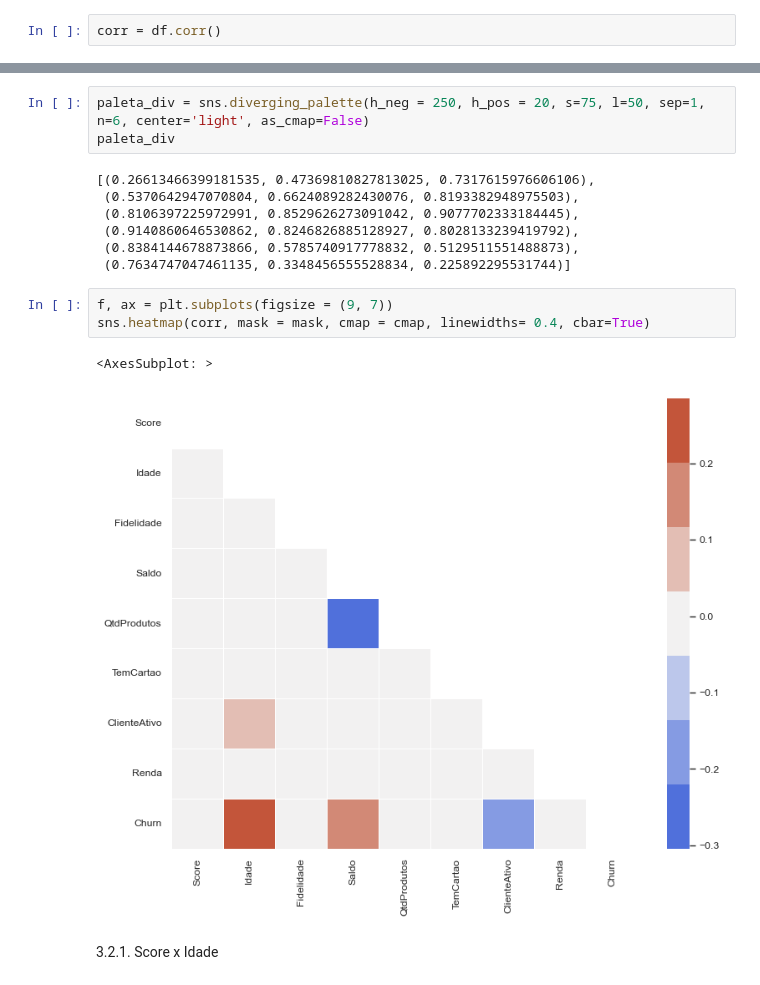
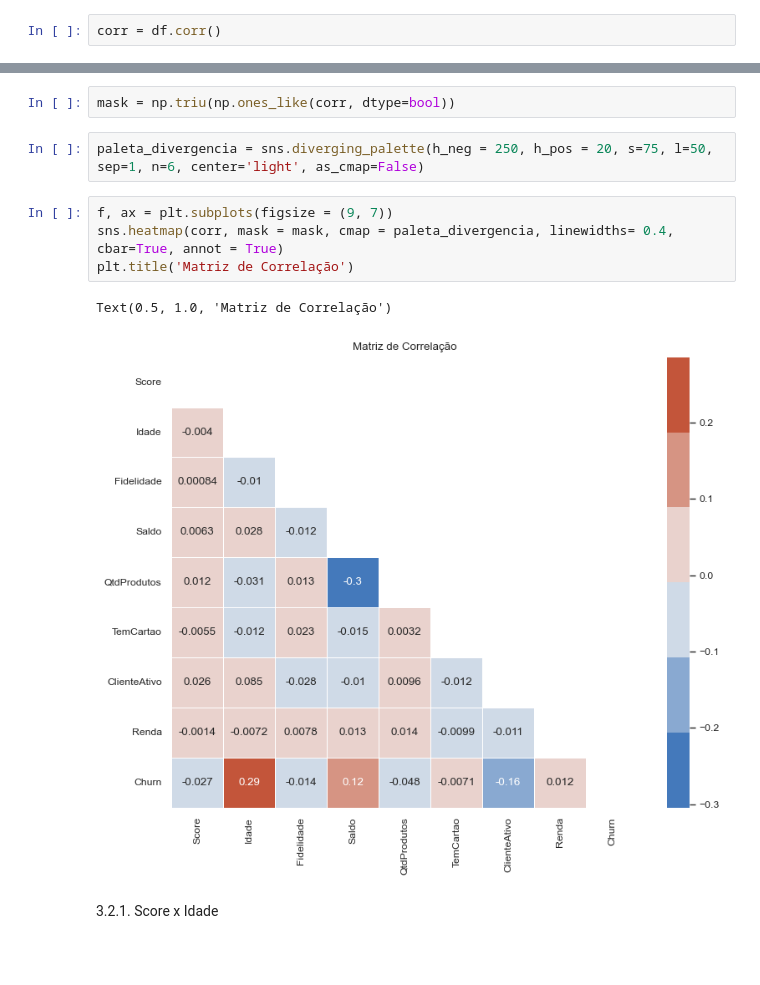
Before and after one commit to willyferreira/bank_churn, a Jupyter notebook: churn.ipynb, the cells around one changed output, grey strips where cells are left out. Saved outputs shown, nothing was run; the diff lists cells and outputs as text; blank space fills up the shorter version.

Commit message:
matriz de correlação

```diff
--- a/churn.ipynb
+++ b/churn.ipynb
@@ -388,22 +388,17 @@ corr
 | ClienteAtivo | 0.025651 | 0.085472 | -0.028362 | -0.010084 | 0.009612 | -0.011866 | 1.000000 | -0.011421 | -0.156128 |
 | Renda | -0.001384 | -0.007201 | 0.007784 | 0.012797 | 0.014204 | -0.009933 | -0.011421 | 1.000000 | 0.012097 |
 | Churn | -0.027094 | 0.285323 | -0.014001 | 0.118533 | -0.047820 | -0.007138 | -0.156128 | 0.012097 | 1.000000 |
+# %%
+mask = np.triu(np.ones_like(corr, dtype=bool))
 # %%
-paleta_div = sns.diverging_palette(h_neg = 250, h_pos = 20, s=75, l=50, sep=1, n=6, center='light', as_cmap=False)
-paleta_div
+paleta_divergencia = sns.diverging_palette(h_neg = 250, h_pos = 20, s=75, l=50, sep=1, n=6, center='light', as_cmap=False)
-# %% [output]
-[(0.26613466399181535, 0.47369810827813025, 0.7317615976606106),
- (0.5370642947070804, 0.6624089282430076, 0.8193382948975503),
- (0.8106397225972991, 0.8529626273091042, 0.9077702333184445),
- (0.9140860646530862, 0.8246826885128927, 0.8028133239419792),
- (0.8384144678873866, 0.5785740917778832, 0.5129511551488873),
- (0.7634747047461135, 0.3348456555528834, 0.225892295531744)]
 # %%
 f, ax = plt.subplots(figsize = (9, 7))
-sns.heatmap(corr, mask = mask, cmap = cmap, linewidths= 0.4, cbar=True)
+sns.heatmap(corr, mask = mask, cmap = paleta_divergencia, linewidths= 0.4, cbar=True, annot = True)
+plt.title('Matriz de Correlação')
 # %% [output]
-<AxesSubplot: >
+Text(0.5, 1.0, 'Matriz de Correlação')
-[figure, old version]
+[figure, new version]
 # %% [markdown]
 3.2.1. Score x Idade
 # %%
```
Also changed, not shown: parts of 1 cell of this notebook.
